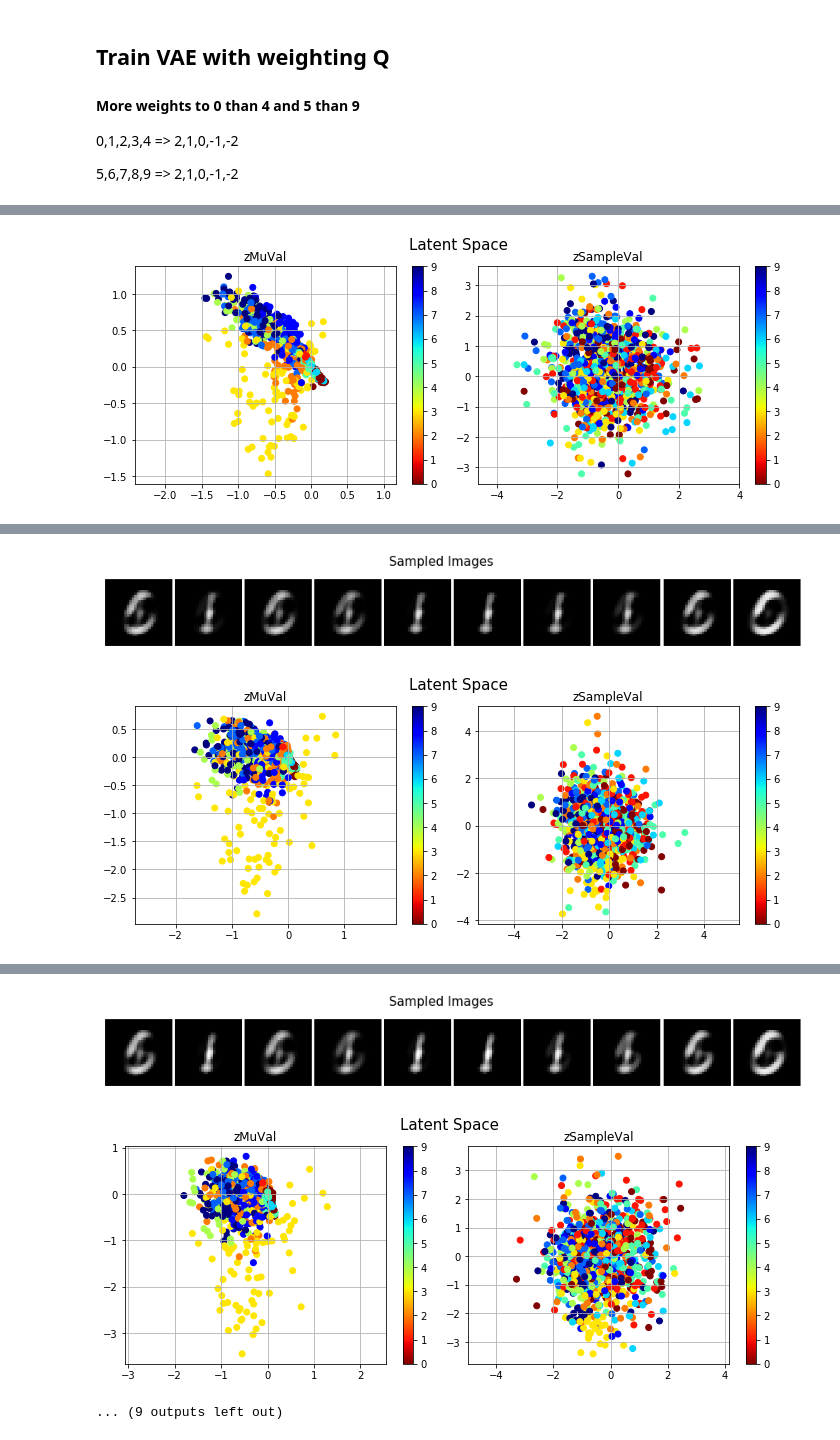
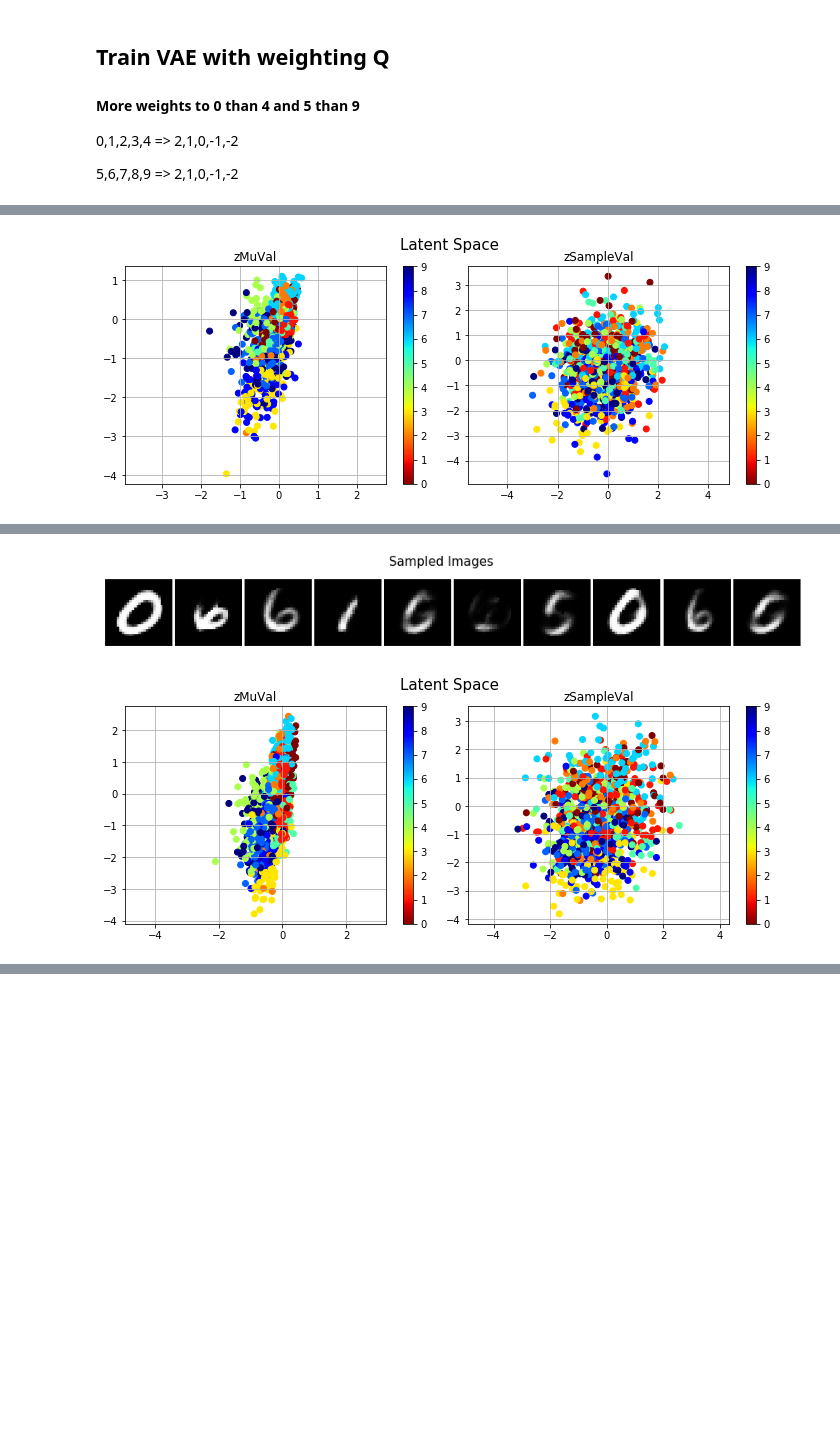
Before and after one commit to sjchoi86/mujoco-ant, a Jupyter notebook: src/demo_vae.ipynb, the cells around one changed output, grey strips where cells are left out. Cells and saved outputs as stored; diff of their text form; code cells hidden in the pictures; blank space fills up the shorter version.

```diff
--- a/src/demo_vae.ipynb
+++ b/src/demo_vae.ipynb
@@ -174,7 +180,7 @@ for i in range(mnist.train.num_examples):
     if yVal<5: Q[i] = 2-yVal # 0,1,2,3,4 => 2,1,0,-1,-2
     else: Q[i] = 7-yVal # 5,6,7,8,9 => 2,1,0,-1,-2
 # Train Conditional VAE with weighting
-QV.train(_sess=sess,_X=X,_Y=Y,_C=None,_Q=Q,_maxIter=3e4,_batchSize=256,_PRINT_EVERY=5e3,_PLOT_EVERY=5e3,
+QV.train(_sess=sess,_X=X,_Y=Y,_C=None,_Q=Q,_maxIter=2e4,_batchSize=256,_PRINT_EVERY=1e4,_PLOT_EVERY=1e4,
        _imgSz=(28,28),_figsize=(15,2),_nR=1,_nC=10,_LR_SCHEDULE=False)
 # %% [output]
 Extracting data/train-images-idx3-ubyte.gz
@@ -189 +195 @@ Extracting data/t10k-labels-idx1-ubyte.gz
-[figure, old version]
+[figure, new version]
@@ -191,2 +197,2 @@ Extracting data/t10k-labels-idx1-ubyte.gz
-[figure, old version]
+[figure, new version]
-[figure, old version]
+[figure, new version]
@@ -194,3 +198,0 @@ Extracting data/t10k-labels-idx1-ubyte.gz
-[figure, removed]
-[figure, removed]
-... (9 outputs left out)
```
Also changed, not shown: parts of 8 cells of this notebook, 4 other files.
